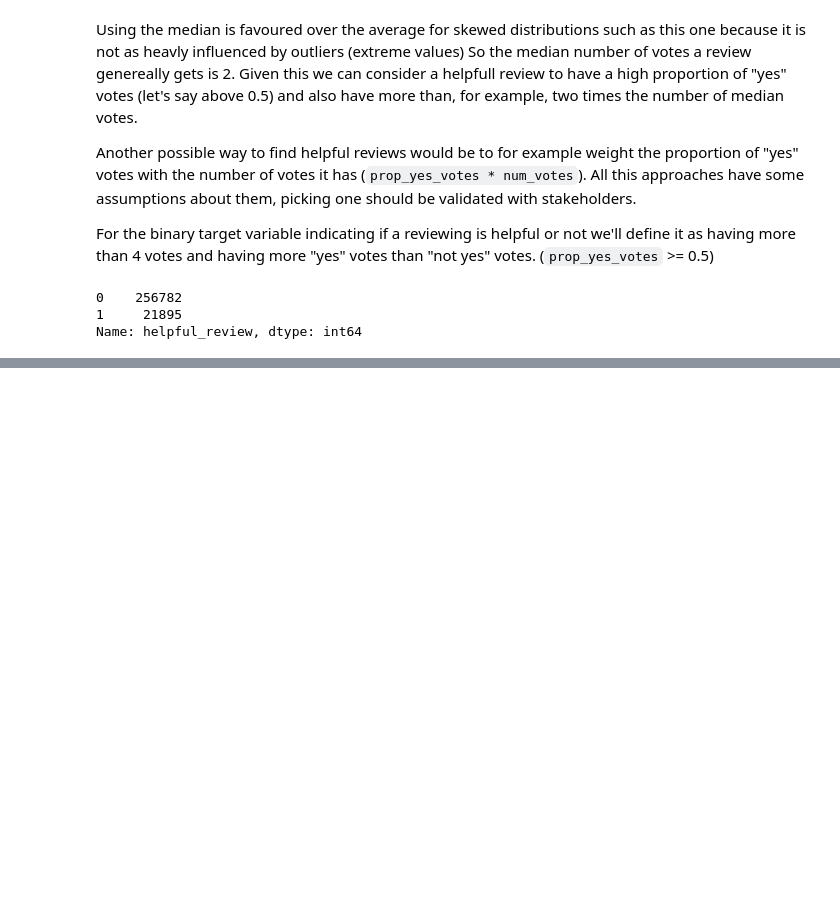
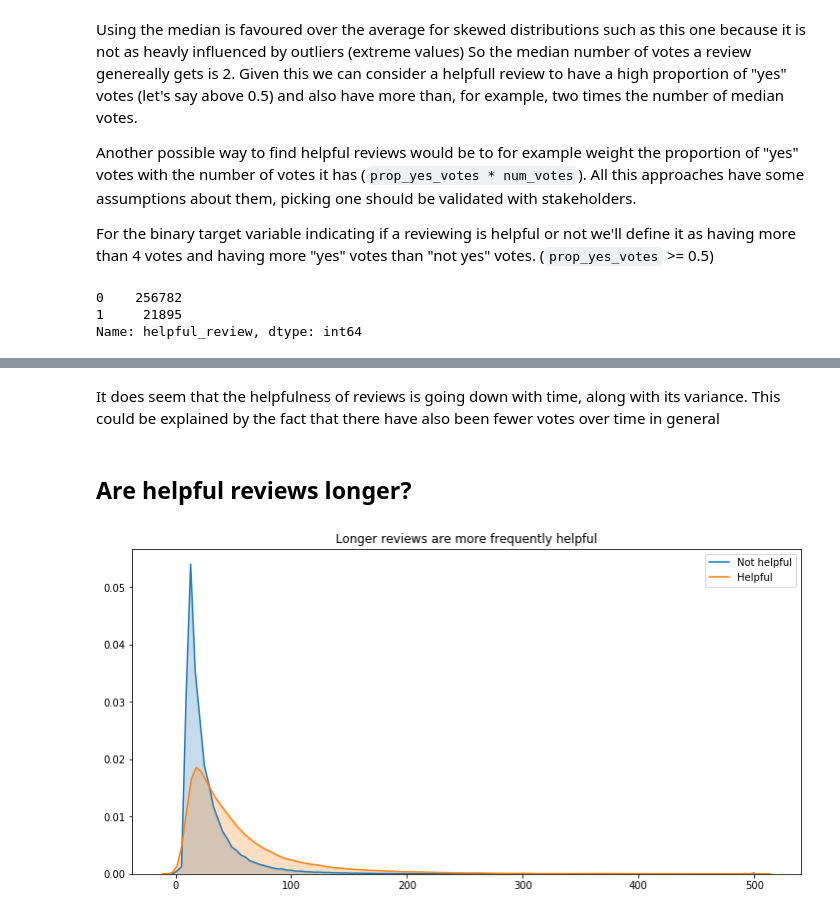
Before and after one commit to lsfischer/cleverly_challenge, a Jupyter notebook: code/cleverly_challenge.ipynb, the cells around one changed output, grey strips where cells are left out. Cells and saved outputs as stored; diff of their text form; code cells hidden in the pictures; blank space fills up the shorter version.

```diff
--- a/code/cleverly_challenge.ipynb
+++ b/code/cleverly_challenge.ipynb
@@ -308,0 +347,12 @@ plt.show()
+# %% [markdown]
+It does seem that the helpfulness of reviews is going down with time, along with its variance. This could be explained by the fact that there have also been fewer votes over time in general
+# %% [markdown]
+## Are helpful reviews longer?
+# %%
+plt.figure(figsize=(12, 6))
+sns.kdeplot(df.loc[(df["num_words"] > 0) & (df["num_words"] < 500) & (df["helpful_review"] == 0), "num_words"], shade=True, label="Not helpful")
+sns.kdeplot(df.loc[(df["num_words"] > 0) & (df["num_words"] < 500) & (df["helpful_review"] == 1), "num_words"], shade=True, label="Helpful")
+plt.title("Longer reviews are more frequently helpful")
+plt.show()
+# %% [output]
+[figure, added]
```
Also changed, not shown: parts of 14 cells of this notebook.
